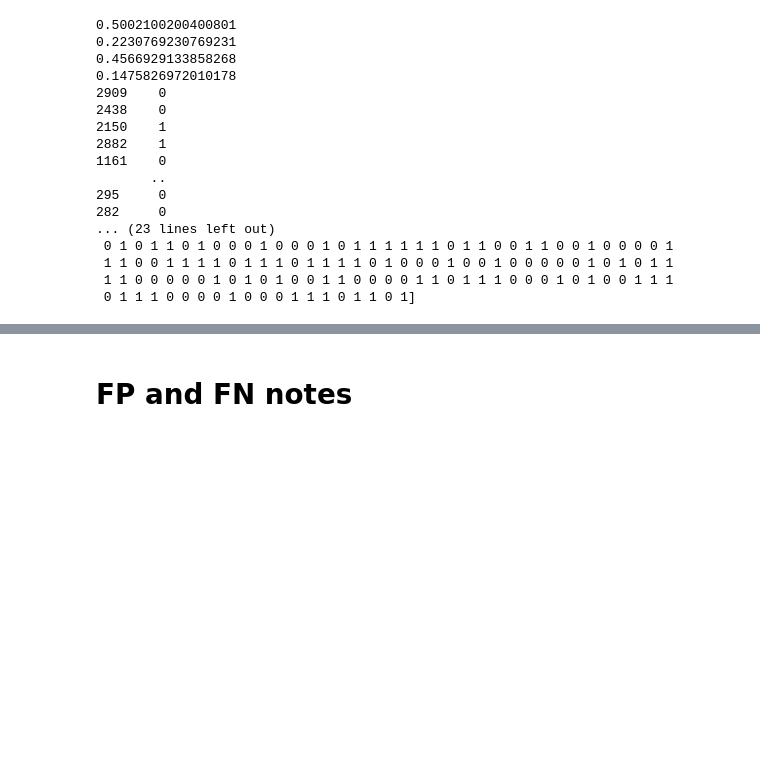
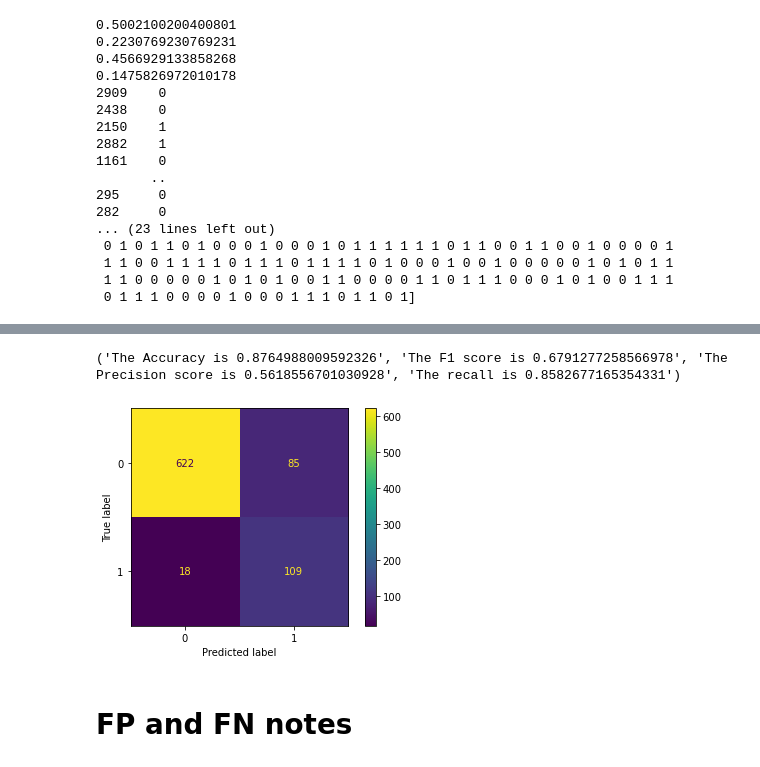
Before and after one commit to Sombrero7/project3, a Jupyter notebook: Data_exploration_and_Model_testing.ipynb, the cells around one changed output, grey strips where cells are left out. Cells and saved outputs as stored; diff of their text form; code cells hidden in the pictures; blank space fills up the shorter version.

```diff
--- a/Data_exploration_and_Model_testing.ipynb
+++ b/Data_exploration_and_Model_testing.ipynb
@@ -415,3 +563,21 @@ print(y_pred)
+# %%
+ideal_tree = DecisionTreeClassifier(class_weight='balanced', max_depth=5, max_leaf_nodes=25,
+                       min_samples_leaf=5, min_samples_split=25,
+                       random_state=69)
+ideal_tree.fit(X_train, y_train)
+tree_preds = ideal_tree.predict(X_test)
+print(scores(y_test, tree_preds))
+cm = confusion_matrix(y_test, tree_preds, labels=ideal_tree.classes_)
+disp = ConfusionMatrixDisplay(confusion_matrix=cm,
+                             display_labels=ideal_tree.classes_)
+disp.plot();
+tree_tn = cm[0][0]
+tree_fn = cm[1][0]
+tree_tp = cm[1][1]
+tree_fp = cm[0][1]
+# %% [output]
+('The Accuracy is 0.8764988009592326', 'The F1 score is 0.6791277258566978', 'The Precision score is 0.5618556701030928', 'The recall is 0.8582677165354331')
+[figure, added]
 # %% [markdown]
 # FP and FN notes
 # %% [markdown]
```
Also changed, not shown: parts of 53 cells of this notebook.
